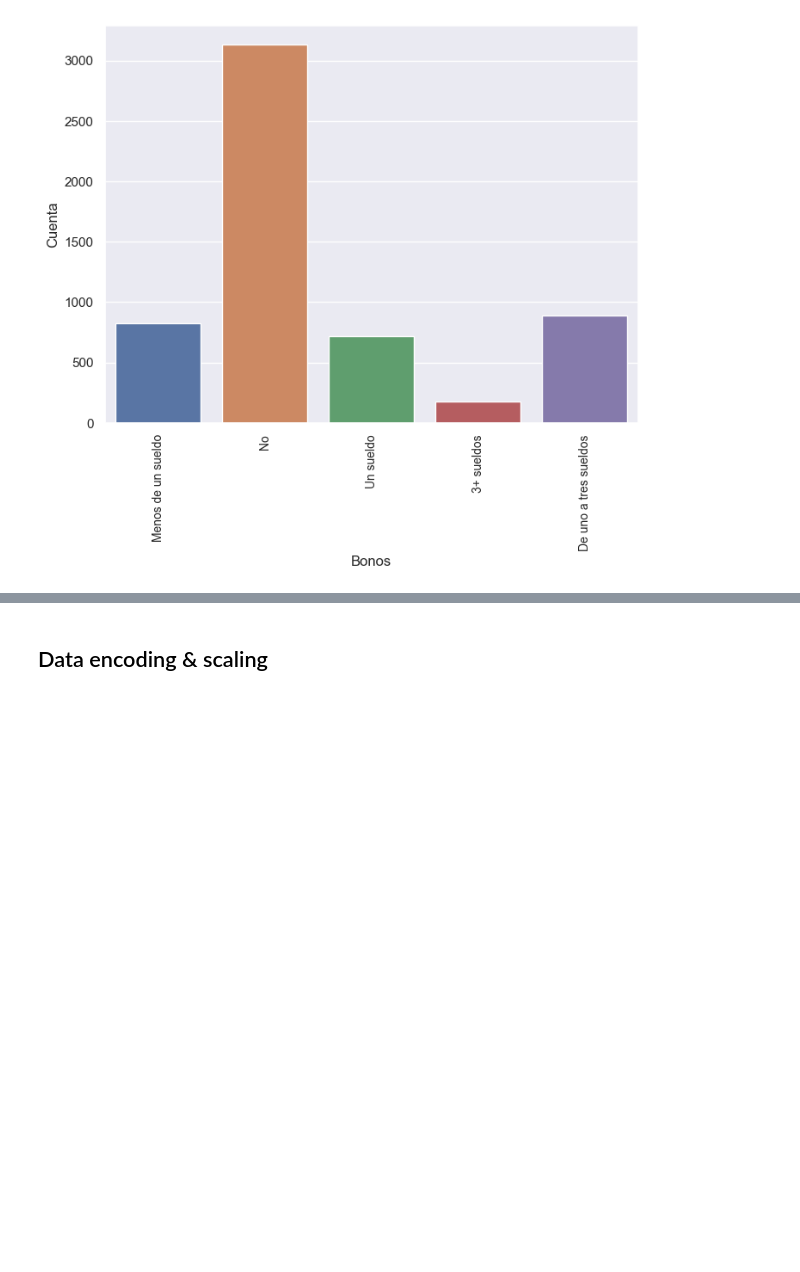
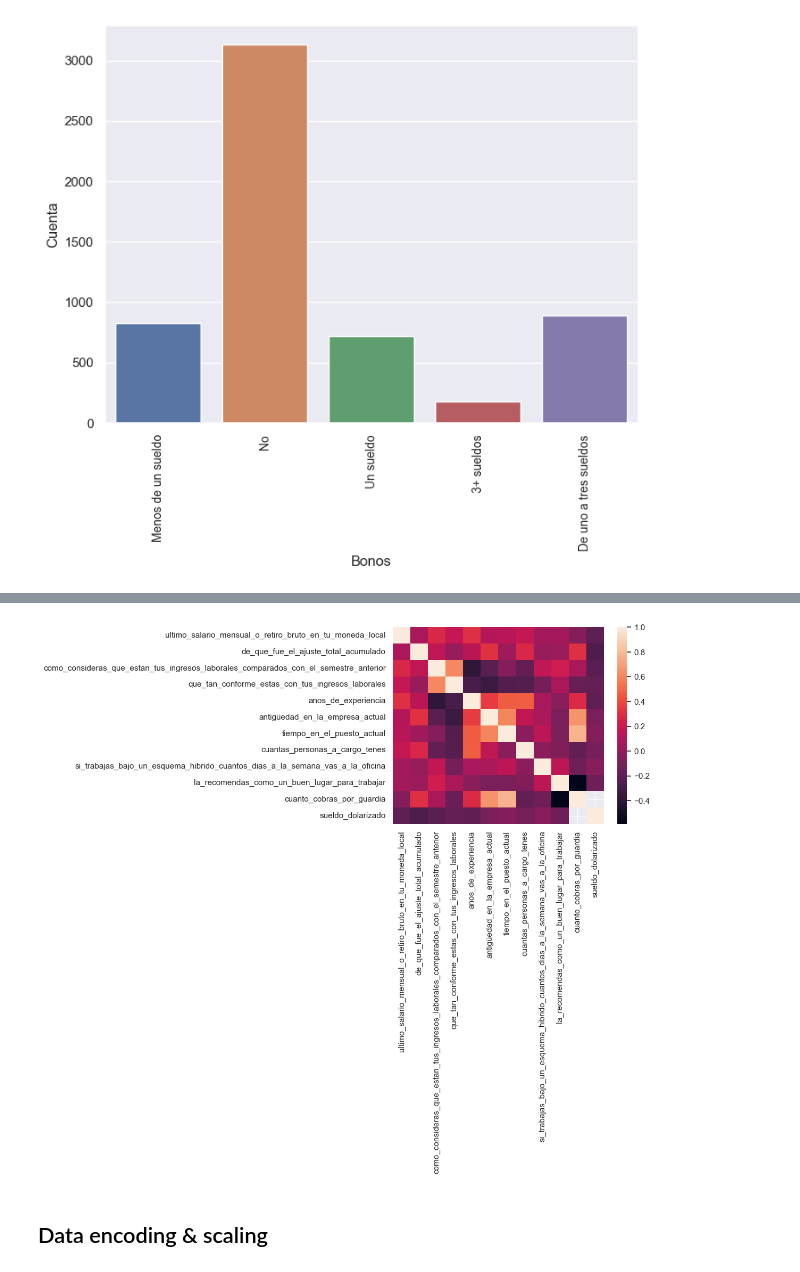
Before and after one commit to OFVGuest/AI-Study, a Jupyter notebook: MachineLearning/wages.ipynb, the cells around one changed output, grey strips where cells are left out. Cells and saved outputs as stored; diff of their text form; code cells hidden in the pictures; blank space fills up the shorter version.

```diff
--- a/MachineLearning/wages.ipynb
+++ b/MachineLearning/wages.ipynb
@@ -100,3 +189,7 @@ ax.set_ylabel("Cuenta");
+# %%
+sns.heatmap(raw_df.sample(50).corr(numeric_only=True));
+# %% [output]
+[figure, added]
 # %% [markdown]
 ## Data encoding & scaling
 # %%
```
Also changed, not shown: parts of 27 cells of this notebook, 5 other files.
